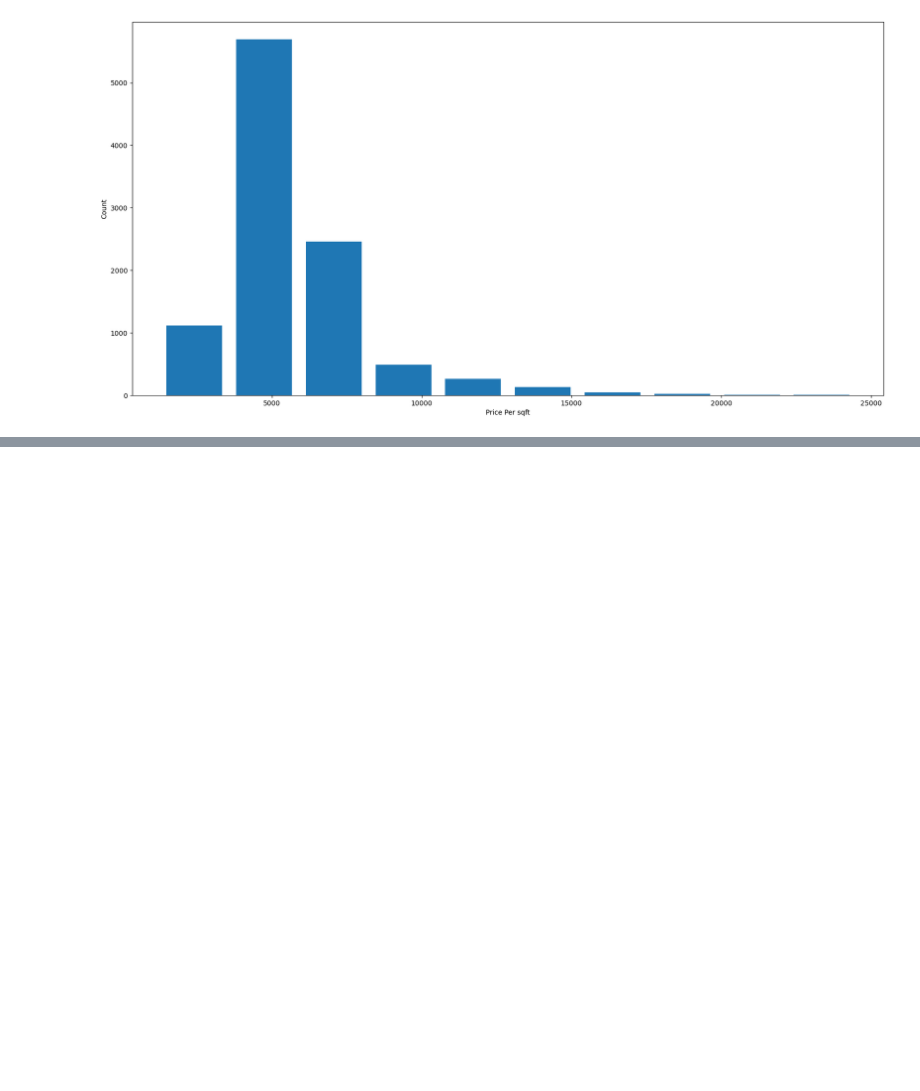
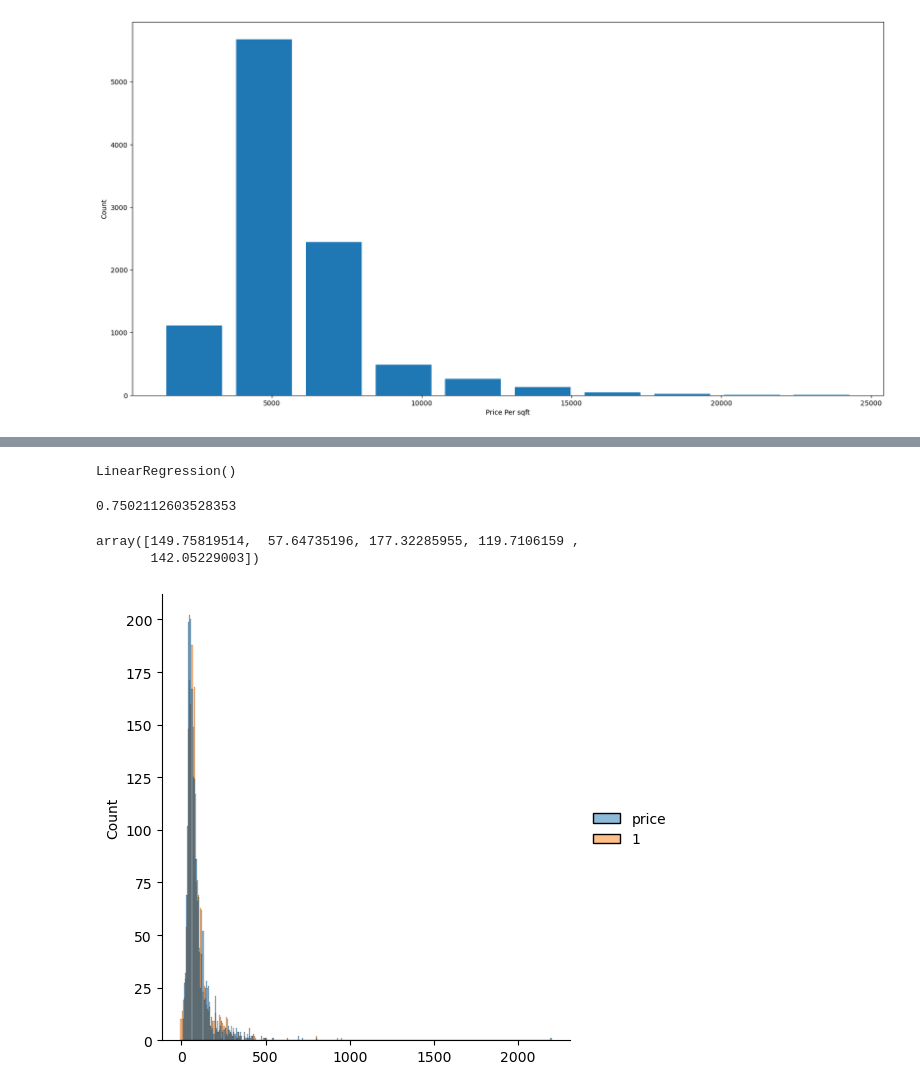
Before and after one commit to praju-1/Machine_Learning, a Jupyter notebook: Supervised_learning/Regression/Banglore_House_Prediction.ipynb, the cells around one changed output, grey strips where cells are left out. Saved outputs shown, nothing was run; the diff lists cells and outputs as text; code cells hidden in the pictures; blank space fills up the shorter version.

Commit message:
Completed prediction

```diff
--- a/Supervised_learning/Regression/Banglore_House_Prediction.ipynb
+++ b/Supervised_learning/Regression/Banglore_House_Prediction.ipynb
@@ -552,0 +686,2 @@ plt.show()
+# %%
+ X_train, X_test, y_train, y_test = train_test_split(X, y, test_size=0.20, random_state=42)
@@ -552,0 +698,17 @@ plt.show()
+# %%
+model = LinearRegression()
+# %%
+model.fit(X_train, y_train)
+# %% [output]
+LinearRegression()
+# %%
+model.score(X_test, y_test)
+# %% [output]
+0.7502112603528353
+# %%
+y_pred = model.predict(X_test)
+# %%
+y_pred[:5]
+# %% [output]
+array([149.75819514,  57.64735196, 177.32285955, 119.7106159 ,
+       142.05229003])
@@ -552,0 +717,5 @@ plt.show()
+# %%
+sns.displot((y_test, y_pred))
+plt.show()
+# %% [output]
+[figure, added]
```
Also changed, not shown: parts of 40 cells of this notebook.
